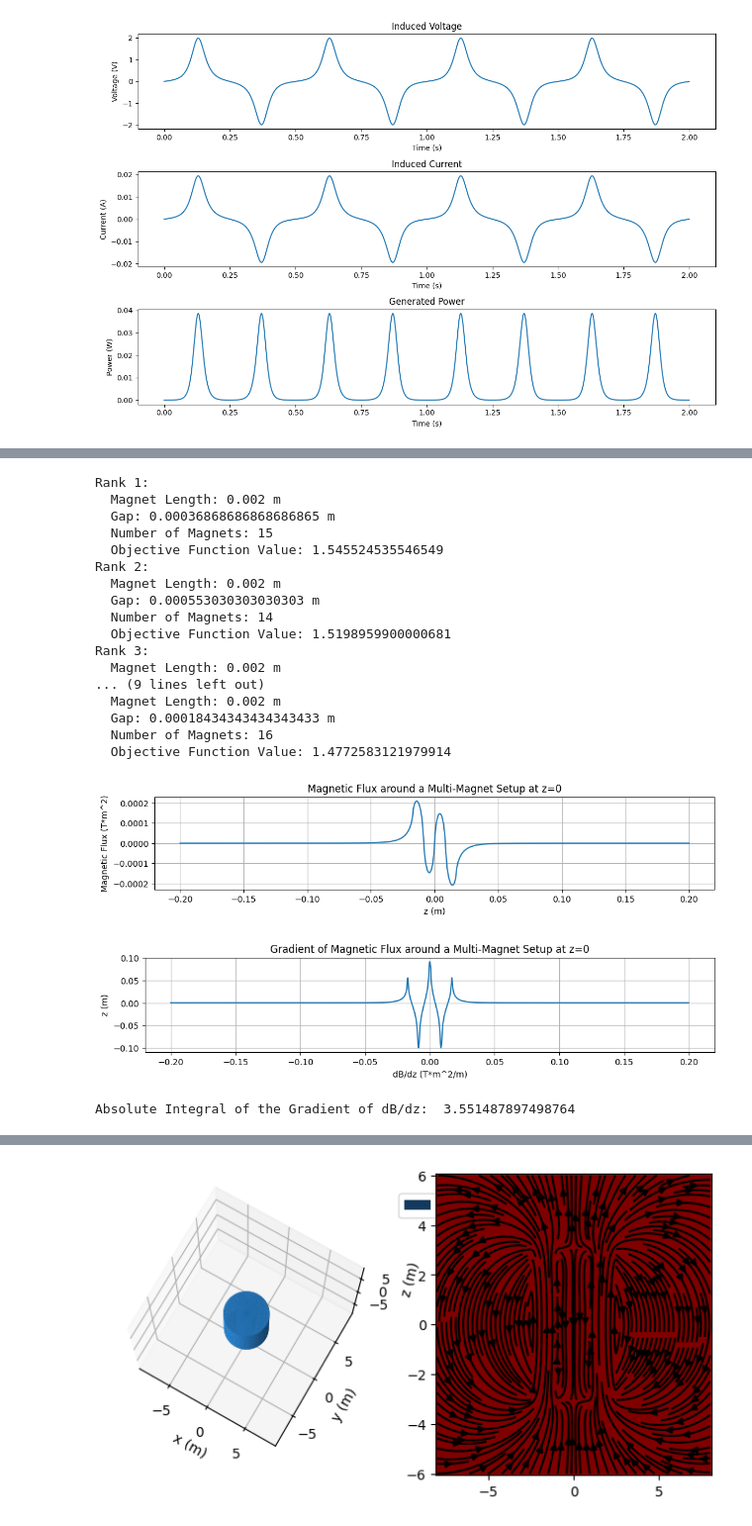
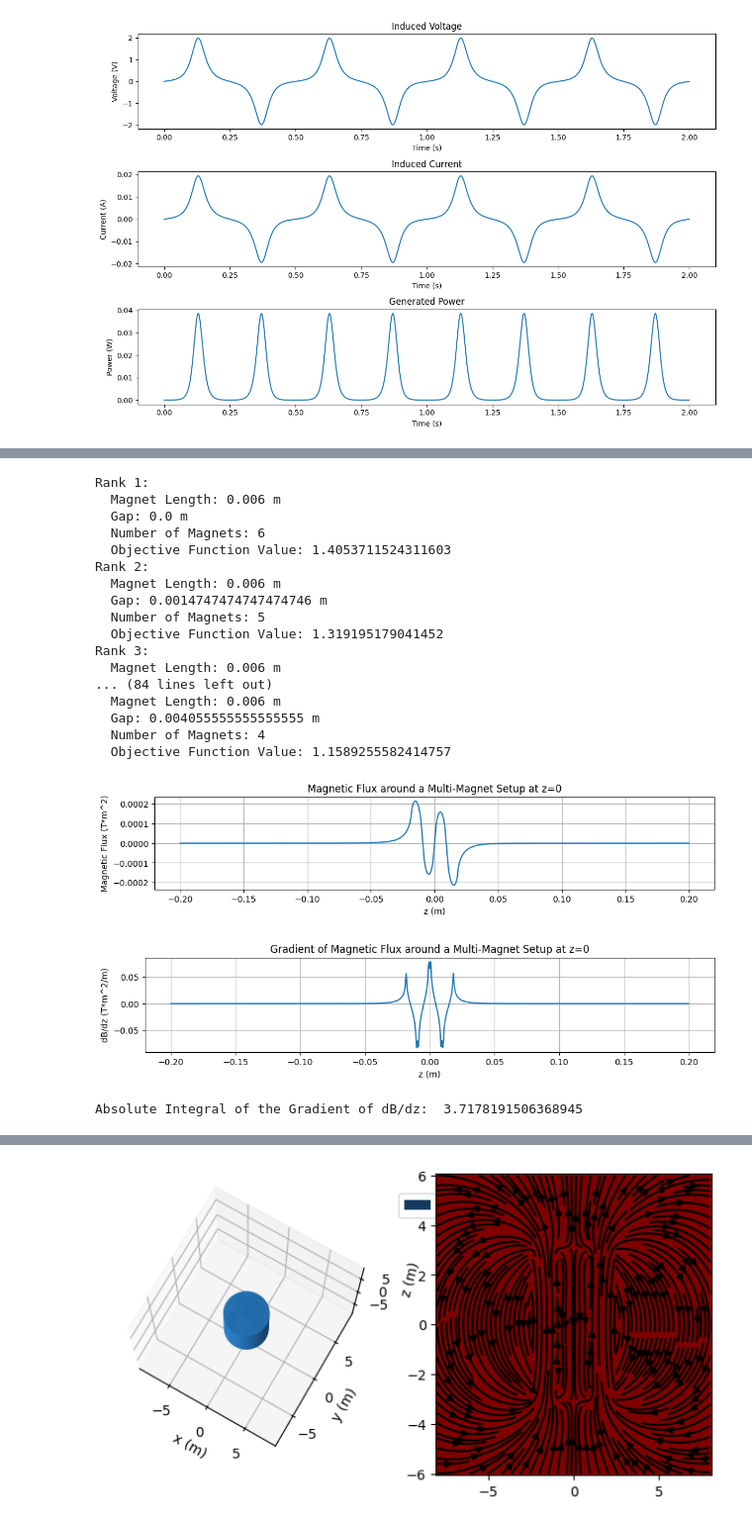
Before and after one commit to Sebleko/induction_generator, a Jupyter notebook: python/induction-simulation.ipynb, the cells around one changed output, grey strips where cells are left out. Shown at 99% size. Saved outputs shown, nothing was run; the diff lists cells and outputs as text; code cells hidden in the pictures.

```diff
--- a/python/induction-simulation.ipynb
+++ b/python/induction-simulation.ipynb
@@ -848,7 +864,7 @@ def brute_force_optimize(radius, magnetization, use_alternation, magnet_lengths,
         magnet = create_optimized_multi_cylinder_magnet(radius, magnet_length, num_magnets, gap, magnetization, use_alternation)
 
         # Calculate the magnetic flux and gradient
-        z_segments = np.linspace(-0.1, 0.1, 250)
+        z_segments = np.linspace(-0.1, 0.1, 500)
         flux = calculate_flux([0], magnet, z_segments, radius, 20)
         gradient = np.gradient(flux, z_segments, axis=1)
         integral_gradient = np.abs(gradient).sum()
@@ -868,16 +884,17 @@ coil_radius = 0.0105 / 2  # Radius in meters
 max_size = 0.0445 - 0.008# The max size of the full magnet assembly. Restrict to the size of an AAA battery - any space needed for the spring / magnet keeping the assembly in the middle of the coil.
 magnetization = 1.27e6  # Magnetization in A/m
 use_alternation = True  # Set to True to alternate polarity
+radius = 0.0043424
 
 # Possible values for optimization
 max_magnet_length = max_size
-magnet_lengths = [0.002, 0.008, 0.013 ]#np.linspace(0.001, max_magnet_length, 100)  # Array of possible values for magnet lengths
+magnet_lengths = [0.006, 0.008, 0.013 ]#np.linspace(0.001, max_magnet_length, 100)  # Array of possible values for magnet lengths
 max_gap_size = max_size / 2
 gaps = np.linspace(0, max_gap_size, 100)  # Array of possible values for gaps between magnets
 number_of_magnets = np.arange(1, 20)  # Array of possible values for the number of magnets
 
 # Optimize the magnet system
-top_results = brute_force_optimize(radius, magnetization, use_alternation, magnet_lengths, gaps, number_of_magnets, top_n=5)
+top_results = brute_force_optimize(radius, magnetization, use_alternation, magnet_lengths, gaps, number_of_magnets, top_n=20)
 
 # Print the top results
 for idx, (params, value) in enumerate(top_results):
@@ -888,35 +905,35 @@ for idx, (params, value) in enumerate(top_results):
     print(f"  Objective Function Value: {value}")
 # %% [output]
 Rank 1:
-  Magnet Length: 0.002 m
-  Gap: 0.00036868686868686865 m
-  Number of Magnets: 15
-  Objective Function Value: 1.545524535546549
+  Magnet Length: 0.006 m
+  Gap: 0.0 m
+  Number of Magnets: 6
+  Objective Function Value: 1.4053711524311603
 Rank 2:
-  Magnet Length: 0.002 m
-  Gap: 0.000553030303030303 m
-  Number of Magnets: 14
-  Objective Function Value: 1.5198959900000681
+  Magnet Length: 0.006 m
+  Gap: 0.0014747474747474746 m
+  Number of Magnets: 5
+  Objective Function Value: 1.319195179041452
 Rank 3:
-  Magnet Length: 0.002 m
-... (9 lines left out)
-  Magnet Length: 0.002 m
-  Gap: 0.00018434343434343433 m
-  Number of Magnets: 16
-  Objective Function Value: 1.4772583121979914
+  Magnet Length: 0.006 m
+... (84 lines left out)
+  Magnet Length: 0.006 m
+  Gap: 0.004055555555555555 m
+  Number of Magnets: 4
+  Objective Function Value: 1.1589255582414757
 # %%
 magnet_length = top_results[0][0][0]
 gap = top_results[0][0][1]
 num_magnets = top_results[0][0][2]
 magnet = create_optimized_multi_cylinder_magnet(radius, magnet_length, num_magnets, gap, 1.27e6, use_alternation=use_alternation)
 flux = calculate_flux([0], magnet, z_segments, 0.01, 100)
 plot_figure(z_segments, flux.squeeze(), 'z (m)', 'Magnetic Flux (T*m^2)', 'Magnetic Flux around a Multi-Magnet Setup at z=0', (12,2))
 gradient = np.gradient(flux, z_segments, axis=1)
-plot_figure(z_segments, gradient.squeeze(), 'dB/dz (T*m^2/m)', 'z (m)', 'Gradient of Magnetic Flux around a Multi-Magnet Setup at z=0', (12,2))
+plot_figure(z_segments, gradient.squeeze(), 'z (m)', 'dB/dz (T*m^2/m)', 'Gradient of Magnetic Flux around a Multi-Magnet Setup at z=0', (12,2))
 print("Absolute Integral of the Gradient of dB/dz: ", np.abs(gradient).sum())
 
 #3.5802125761088543
 # %% [output]
 [figure]
-[figure, old version]
+[figure, new version]
-Absolute Integral of the Gradient of dB/dz:  3.551487897498764
+Absolute Integral of the Gradient of dB/dz:  3.7178191506368945
```
Also changed, not shown: parts of 12 cells of this notebook.
